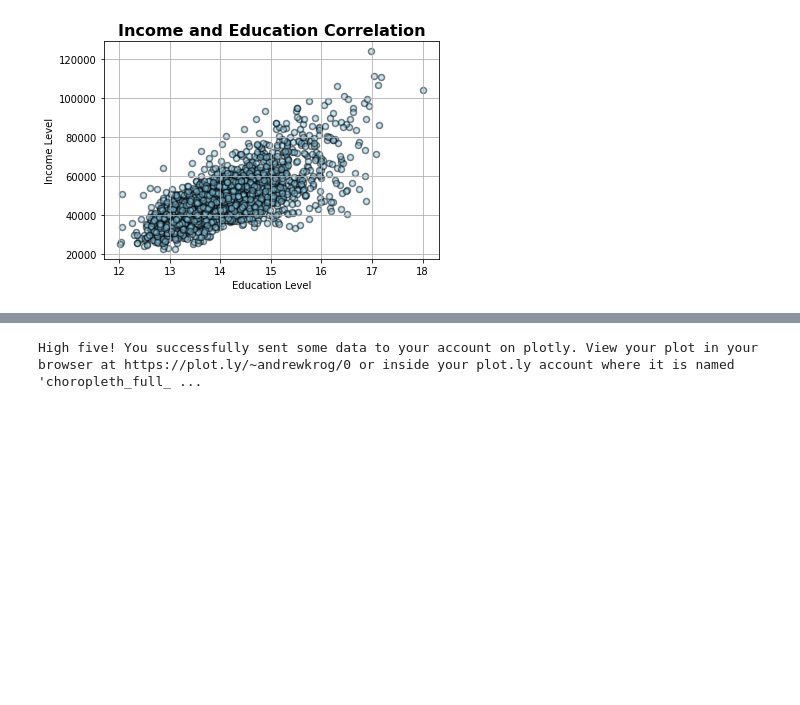
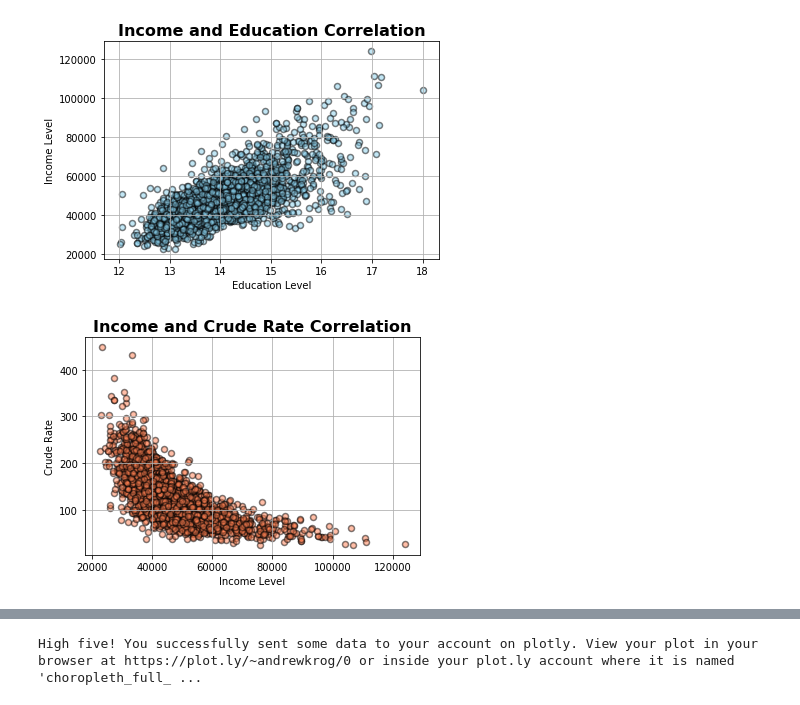
Before and after one commit to Randy0601/National-heart-disease-in-correlation-to-education-and-income-level, a Jupyter notebook: ADK_Starter.ipynb, the cells around one changed output, grey strips where cells are left out. Drawn from its saved outputs; the diff is of its cells as text; code cells hidden in the pictures; blank space fills up the shorter version.

Commit message:
added PowerPoint Presentation and Images

```diff
--- a/ADK_Starter.ipynb
+++ b/ADK_Starter.ipynb
@@ -116,3 +116,12 @@ plt.grid()
 plt.show()
 # %% [output]
 [figure]
+# %%
+plt.scatter(all_data_df["Median Household Income ($)"],all_data_df["Crude Rate"], facecolor = "coral", edgecolors="black", alpha = 0.5, linewidth = 1.5)
+plt.title("Income and Crude Rate Correlation", fontsize = 16, fontweight="bold")
+plt.xlabel("Income Level")
+plt.ylabel("Crude Rate")
+plt.grid()
+plt.show()
+# %% [output]
+[figure, added]
```
Also changed, not shown: parts of 1 cell of this notebook, 15 other files.
